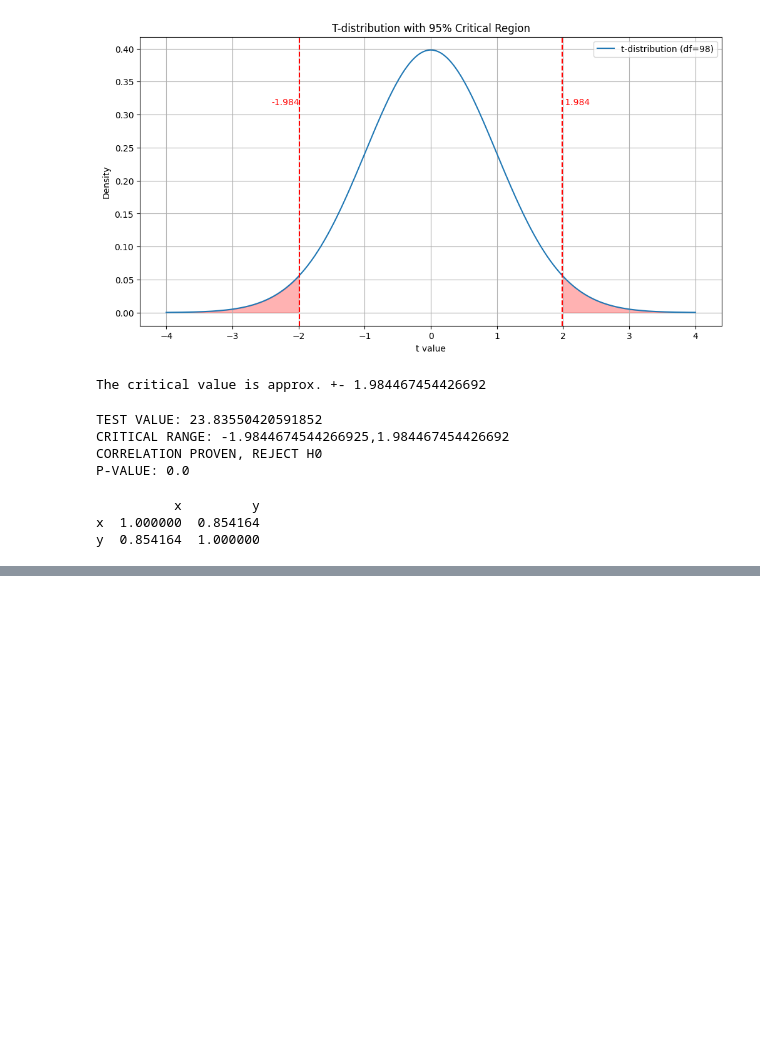
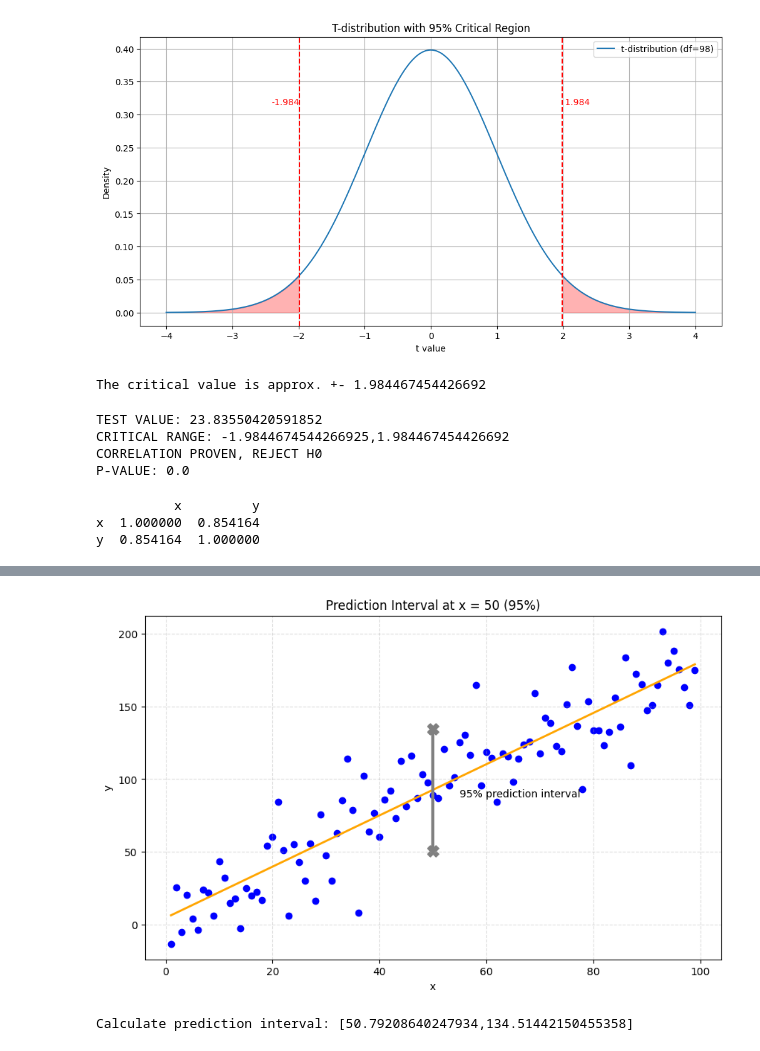
Before and after one commit to LuisAlvar/python, a Jupyter notebook: EssentialMathForDataScience/Ch5_Linear_Regression_Exercises.ipynb, the cells around one changed output, grey strips where cells are left out. Saved outputs shown, nothing was run; the diff lists cells and outputs as text; code cells hidden in the pictures; blank space fills up the shorter version.

Commit message:
done with exercise 3

```diff
--- a/EssentialMathForDataScience/Ch5_Linear_Regression_Exercises.ipynb
+++ b/EssentialMathForDataScience/Ch5_Linear_Regression_Exercises.ipynb
@@ -166,3 +166,80 @@ print(coeff_determination)
           x         y
 x  1.000000  0.854164
 y  0.854164  1.000000
+# %%
+# Exercise 3
+# If I predict where x = 50, what is the 95% prediction interval for the predicted value of y?
+import pandas as pd
+import numpy as np
+import matplotlib.pyplot as plt
+from sklearn.linear_model import LinearRegression
+from scipy.stats import t
+
+# Import data x and y points
+df = pd.read_csv('https://bit.ly/3C8JzrM', delimiter=",")
+# Extract input variables
+X = df["x"].values.reshape(-1,1)
+# #Extract output colum
+Y = df["y"].values
+
+# Fit a line to the points
+fit = LinearRegression().fit(X, Y)
+m = fit.coef_[0]
+b = fit.intercept_
+
+# Predicted values
+y_pred = fit.predict(X)
+
+# Compute statistics
+n = len(X)
+x0 = 50 # point where we want the vertical CI line
+
+x_mean = np.mean(X)
+print("x mean: {0}".format(x_mean))
+Sxx = np.sum((X - x_mean)**2)
+
+# Residual standard error
+s = np.sqrt(np.sum( (Y - y_pred)**2) / (n-2) )
+print("Standard error: {0}".format(s))
+
+# Standard error of predicted mean at x0
+SE_yhat = s * np.sqrt(1 + 1/n + (x0 - x_mean)**2 / Sxx)
+print("Standard error at x0: {0}".format(SE_yhat))
+
+# t critical value for 95% CI
+t_crit = t.ppf(0.975, df=n-2)
+print("t value: {0}".format(t_crit))
+
+# Prediction interval bounds
+y0 = m * x0 + b
+lower = y0 - (t_crit * SE_yhat)
+upper = y0 + (t_crit * SE_yhat)
+
+# ----- Plotting ---------
+plt.figure(figsize=(10, 6))
+
+# Scatter points
+plt.scatter(X, Y, color='blue')
+
+# Regression line
+plt.plot(X, y_pred, color='orange', linewidth=2)
+
+# Vertical prediction interval line
+plt.plot([x0, x0], [lower, upper], color='grey', linewidth=3)
+
+# Upper & lower markers
+plt.scatter([x0], [upper], color='grey', s=120, marker='X')
+plt.scatter([x0], [lower], color='grey', s=120, marker='X')
+
+# Predicted mean point
+# plt.scatter([x0], [y0], color='red', s=80)
+
+# Label
+plt.text(x0 + 5, (upper + lower)/2 - 5, "95% prediction interval", color='black')
+plt.xlabel("x")
+plt.ylabel("y")
+plt.title("Prediction Interval at x = 50 (95%)")
+plt.grid(True, linestyle='--', alpha=0.4)
+plt.show()
+print("Calculate prediction interval: [{0},{1}]".format(lower, upper))
+# %% [output]
@@ -168,0 +250,2 @@ y  0.854164  1.000000
+[figure, added]
+Calculate prediction interval: [50.79208640247934,134.51442150455358]
```
Also changed, not shown: parts of 2 cells of this notebook.
